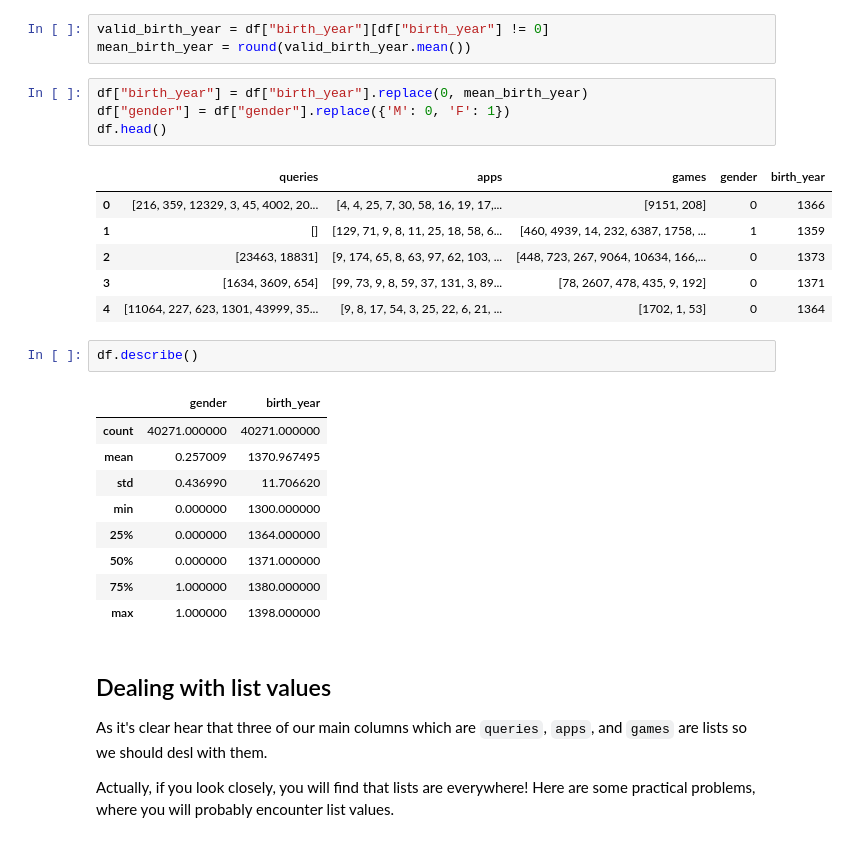
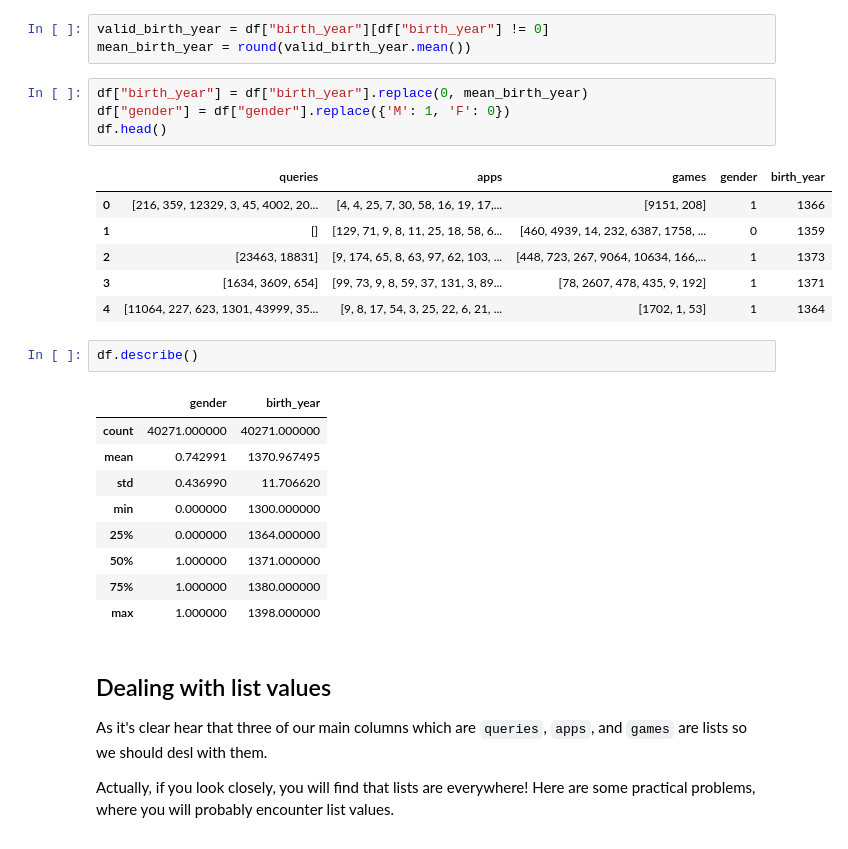
Before and after one commit to AmirAbaskohi/Cafe-bazar-user-gender-detection, a Jupyter notebook: Untitled.ipynb, the cells around one changed output. Drawn from its saved outputs; the diff is of its cells as text.

```diff
--- a/Untitled.ipynb
+++ b/Untitled.ipynb
@@ -54,25 +54,25 @@ valid_birth_year = df["birth_year"][df["birth_year"] != 0]
 mean_birth_year = round(valid_birth_year.mean())
 # %%
 df["birth_year"] = df["birth_year"].replace(0, mean_birth_year)
-df["gender"] = df["gender"].replace({'M': 0, 'F': 1})
+df["gender"] = df["gender"].replace({'M': 1, 'F': 0})
 df.head()
 # %% [output]
 |  | queries | apps | games | gender | birth_year |
-| 0 | [216, 359, 12329, 3, 45, 4002, 20... | [4, 4, 25, 7, 30, 58, 16, 19, 17,... | [9151, 208] | 0 | 1366 |
-| 1 | [] | [129, 71, 9, 8, 11, 25, 18, 58, 6... | [460, 4939, 14, 232, 6387, 1758, ... | 1 | 1359 |
-| 2 | [23463, 18831] | [9, 174, 65, 8, 63, 97, 62, 103, ... | [448, 723, 267, 9064, 10634, 166,... | 0 | 1373 |
-| 3 | [1634, 3609, 654] | [99, 73, 9, 8, 59, 37, 131, 3, 89... | [78, 2607, 478, 435, 9, 192] | 0 | 1371 |
-| 4 | [11064, 227, 623, 1301, 43999, 35... | [9, 8, 17, 54, 3, 25, 22, 6, 21, ... | [1702, 1, 53] | 0 | 1364 |
+| 0 | [216, 359, 12329, 3, 45, 4002, 20... | [4, 4, 25, 7, 30, 58, 16, 19, 17,... | [9151, 208] | 1 | 1366 |
+| 1 | [] | [129, 71, 9, 8, 11, 25, 18, 58, 6... | [460, 4939, 14, 232, 6387, 1758, ... | 0 | 1359 |
+| 2 | [23463, 18831] | [9, 174, 65, 8, 63, 97, 62, 103, ... | [448, 723, 267, 9064, 10634, 166,... | 1 | 1373 |
+| 3 | [1634, 3609, 654] | [99, 73, 9, 8, 59, 37, 131, 3, 89... | [78, 2607, 478, 435, 9, 192] | 1 | 1371 |
+| 4 | [11064, 227, 623, 1301, 43999, 35... | [9, 8, 17, 54, 3, 25, 22, 6, 21, ... | [1702, 1, 53] | 1 | 1364 |
 # %%
 df.describe()
 # %% [output]
 |  | gender | birth_year |
 | count | 40271.000000 | 40271.000000 |
-| mean | 0.257009 | 1370.967495 |
+| mean | 0.742991 | 1370.967495 |
 | std | 0.436990 | 11.706620 |
 | min | 0.000000 | 1300.000000 |
 | 25% | 0.000000 | 1364.000000 |
-| 50% | 0.000000 | 1371.000000 |
+| 50% | 1.000000 | 1371.000000 |
 | 75% | 1.000000 | 1380.000000 |
 | max | 1.000000 | 1398.000000 |
 # %% [markdown]
```
Also changed, not shown: parts of 17 cells of this notebook.
